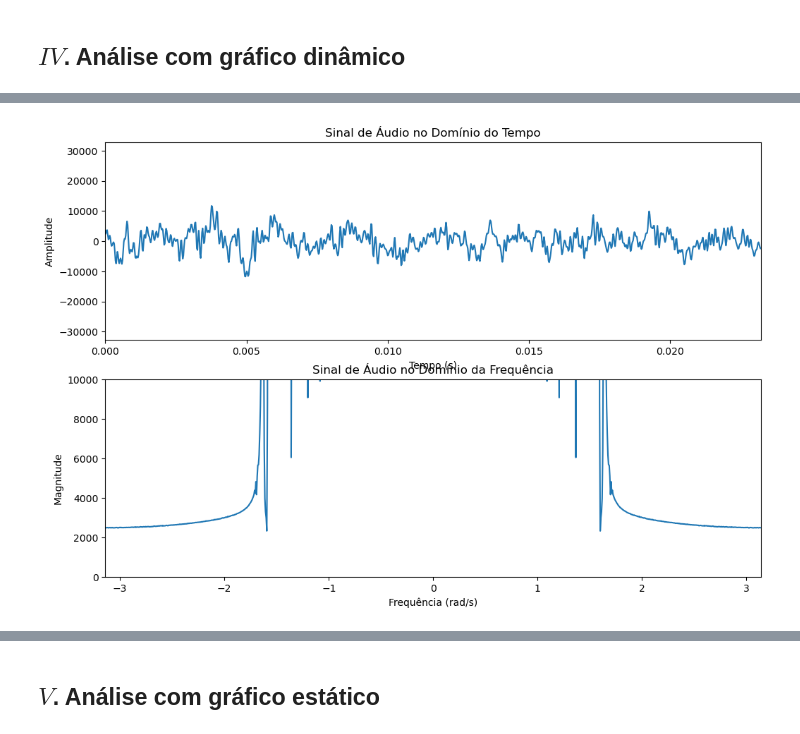
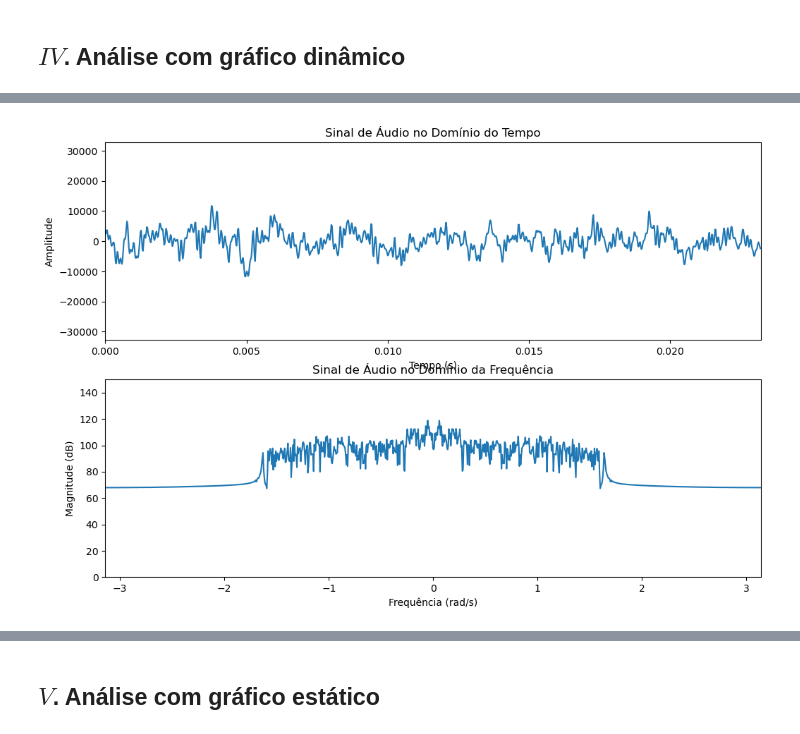
Before and after one commit to jvictorferreira3301/PDS, a Jupyter notebook: WavProcessing.ipynb, the cells around one changed output, grey strips where cells are left out. Cells and saved outputs as stored; diff of their text form; code cells hidden in the pictures.

```diff
--- a/WavProcessing.ipynb
+++ b/WavProcessing.ipynb
@@ -129,37 +181,39 @@ ax1.set_xlabel('Tempo (s)')
 ax1.set_ylabel('Amplitude')
 ax1.set_xlim(0, CHUNK / sample_rate)
 ax1.set_ylim(-32768, 32767)
+
 # Configurar o gráfico no domínio da frequência
 x_freq = np.linspace(-np.pi, np.pi, CHUNK)
 line_freq, = ax2.plot(x_freq, np.zeros(CHUNK))
 ax2.set_title('Sinal de Áudio no Domínio da Frequência')
 ax2.set_xlabel('Frequência (rad/s)')
-ax2.set_ylabel('Magnitude')
+ax2.set_ylabel('Magnitude (dB)')
 ax2.set_xlim(-np.pi, np.pi)
-ax2.set_ylim(0, 10000)
+ax2.set_ylim(0, 150)
 
 print("Análise de Espectro - Loop infinito, pare com CTRL + C ...")
 try:
     while current_frame + CHUNK < len(data):
         # Obter o bloco de dados atual
         block = data[current_frame:current_frame + CHUNK]
         current_frame += CHUNK
 
         # Atualizar gráfico no domínio do tempo
         line_time.set_ydata(block)
 
         # Calcular a transformada de Fourier
         yf = fft(block)
-        line_freq.set_ydata(fftshift(np.abs(yf)))
+        magnitude = 20 * np.log10(np.abs(yf) + 1e-6)  # Escala logarítmica (dB)
+        line_freq.set_ydata(fftshift(magnitude))
 
         # Atualizar os gráficos
         display(fig)
         t.sleep(0.01)
         clear_output(wait=True)
 
 except KeyboardInterrupt:
     print("Parando Análise de Espectro...")
 finally:
     plt.close(fig)
 # %% [output]
-[figure, old version]
+[figure, new version]
```
Also changed, not shown: parts of 7 cells of this notebook.
